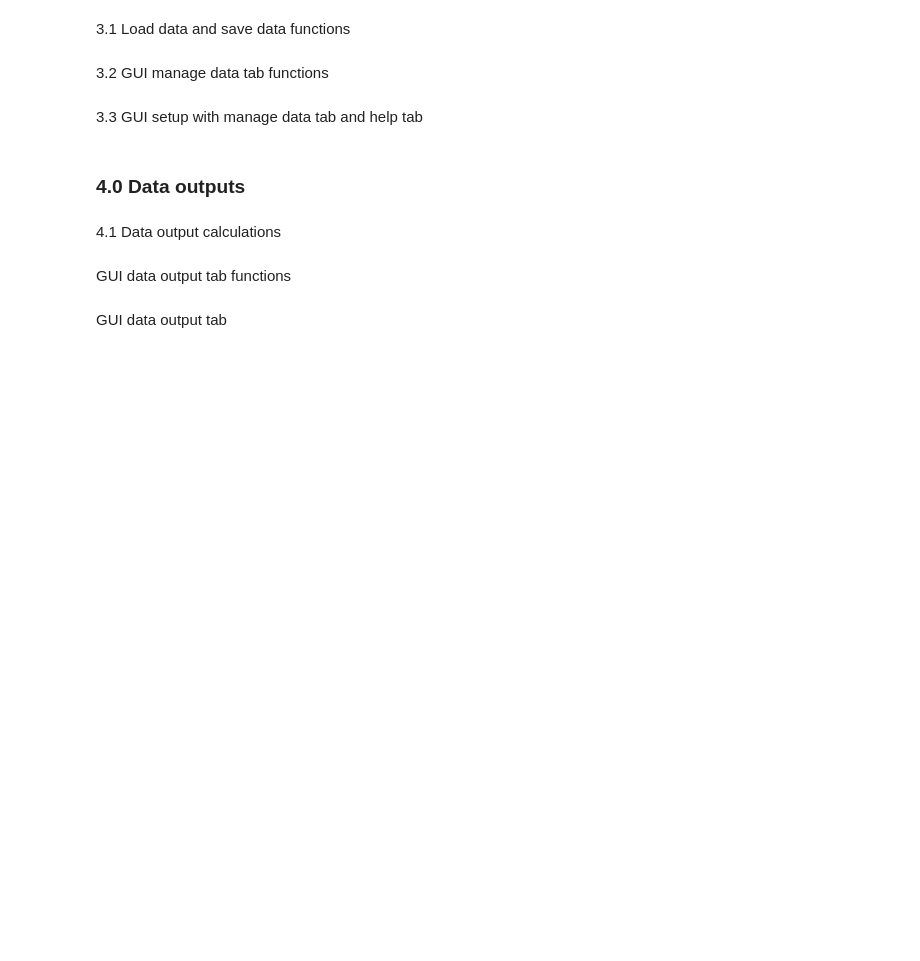
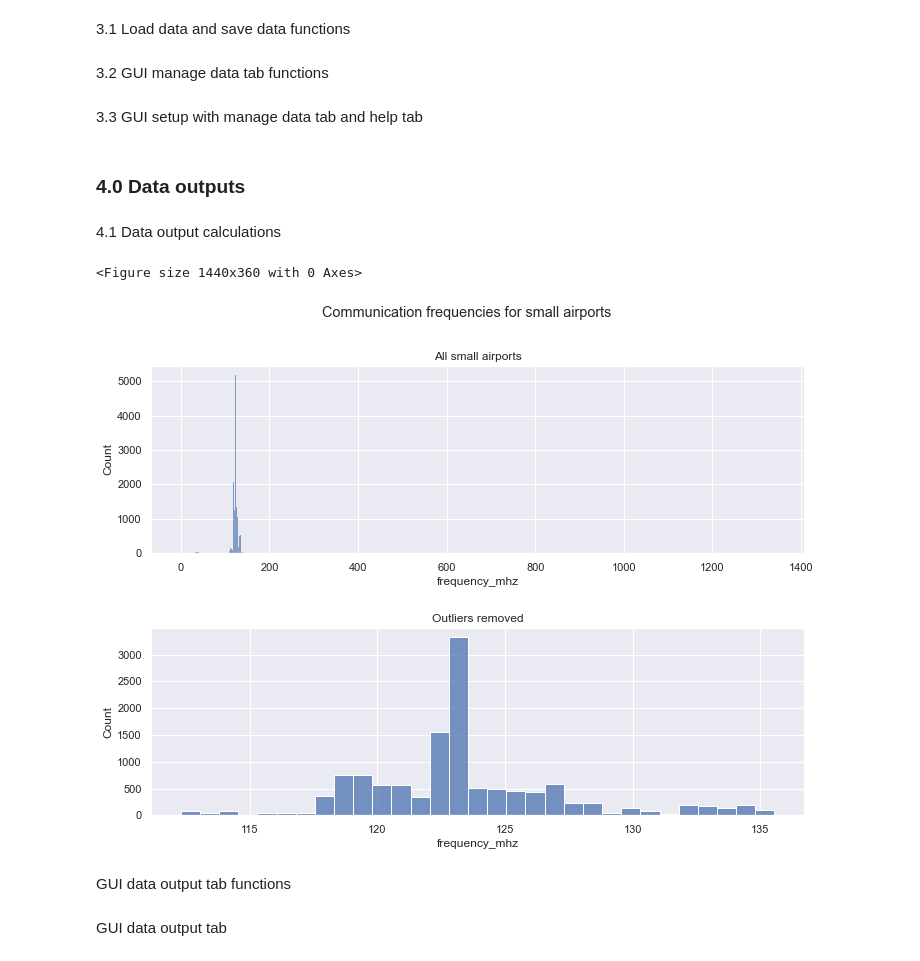
Before and after one commit to TJPain/etl-and-data-visualisation-application, a Jupyter notebook: summative-assignment.ipynb, the cells around one changed output. Saved outputs shown, nothing was run; the diff lists cells and outputs as text; code cells hidden in the pictures; blank space fills up the shorter version.

Commit message:
Refine seaborn plots

```diff
--- a/summative-assignment.ipynb
+++ b/summative-assignment.ipynb
@@ -284,34 +286,66 @@ def convert_json_to_df():
 # %%
 def large_airports_stats():
     """Return descriptive statistics for all large airports."""
     # Filter for large airports only
     df_current_airports.query('type == "large_airport"', inplace = True)
     # Remove all rows with no frequency list i.e. no frequencies
     df_current_airports.dropna(subset=['frequency_mhz'], inplace = True)
     # Create a new dataframe with a row for each frequency item in each list
     df_exploded_frequencies = df_current_airports['frequency_mhz'].explode()
     # Get the descriptive statistics
     mean = "{:.2f}".format(df_exploded_frequencies.mean())
     median = "{:.2f}".format(df_exploded_frequencies.median())
     mode = "{:.2f}".format(df_exploded_frequencies.mode().iat[0])
     data = ("Large airports", mean, median, mode)
     return data
 
 
 def high_freq_stats():
     """Return descriptive statistics for all airports with a frequency over 100 mhz."""
     # Remove all rows with no frequency list i.e. no frequencies
     df_current_airports.dropna(subset=['frequency_mhz'], inplace = True)
     # Create a new dataframe with a row for each frequency item in each list
     df_exploded_frequencies = df_current_airports['frequency_mhz'].explode()
     # Remove all frequencies under 100 mhz
     df_exploded_frequencies = df_exploded_frequencies[df_exploded_frequencies > 100]
     # Get the descriptive statistics
     mean = "{:.2f}".format(df_exploded_frequencies.mean())
     median = "{:.2f}".format(df_exploded_frequencies.median())
     mode = "{:.2f}".format(df_exploded_frequencies.mode().iat[0])
-    data = ("Frequencies > 100 mhz", mean, median, mode)
+    data = ("Frequencies > 100 MHz", mean, median, mode)
     return data
+
+
+def small_airport_frequencies():
+    """Return descriptive statistics for all large airports."""
+    # Filter for small airports only
+    df_current_airports.query('type == "small_airport"', inplace = True)
+    # Remove all rows with no frequency list i.e. no frequencies
+    df_current_airports.dropna(subset=['frequency_mhz'], inplace = True)
+    # Create a new dataframe with a row for each frequency item in each list
+    exploded_frequencies_series = df_current_airports['frequency_mhz'].explode()
+    df_exploded_frequencies = exploded_frequencies_series.to_frame()
+    # calculate upper and lower quantiles at 2.5%
+    q_low = df_exploded_frequencies['frequency_mhz'].quantile(0.025)
+    q_hi  = df_exploded_frequencies['frequency_mhz'].quantile(0.975)
+    # filter the date frame for values inside the upper and lower bounds
+    df_outliers_removed = df_exploded_frequencies[(df_exploded_frequencies['frequency_mhz'] < q_hi) & (df_exploded_frequencies['frequency_mhz'] > q_low)]
+    # set Seaborn theme and figure size
+    sns.set(rc={'figure.figsize':(11.7,8.27)})
+    # Create a figure for the two graphs with one column of two graphs
+    fig = plt.figure(figsize=(20,5))
+    fig, axes = plt.subplots(2, 1)
+    # Add titles and subplots
+    fig.suptitle('Communication frequencies for small airports')
+    sns.histplot(ax=axes[0], data = df_exploded_frequencies, x = 'frequency_mhz', binwidth=2)
+    axes[0].set_title("All small airports")
+    sns.histplot(ax=axes[1], data = df_outliers_removed,x = 'frequency_mhz', binwidth=0.75)
+    axes[1].set_title("Outliers removed")
+    # Increase vertical spacing
+    plt.subplots_adjust(hspace=0.4)
+# %% [output]
+<Figure size 1440x360 with 0 Axes>
+[figure, added]
 # %% [markdown]
 GUI data output tab functions
 # %%
```
Also changed, not shown: parts of 5 cells of this notebook.
